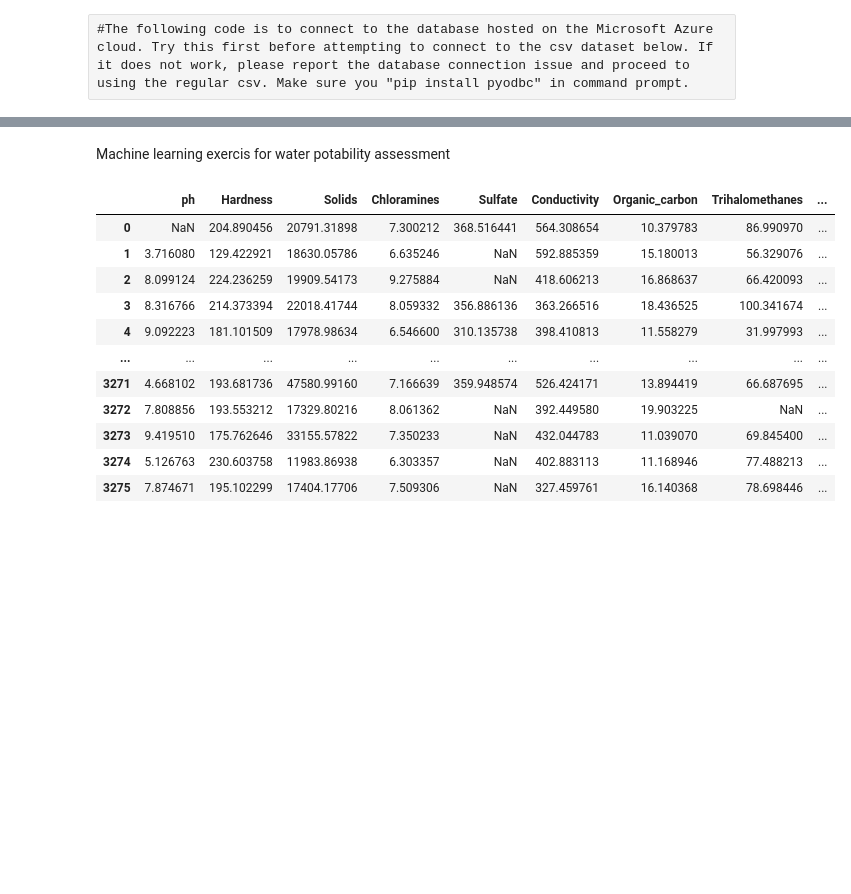
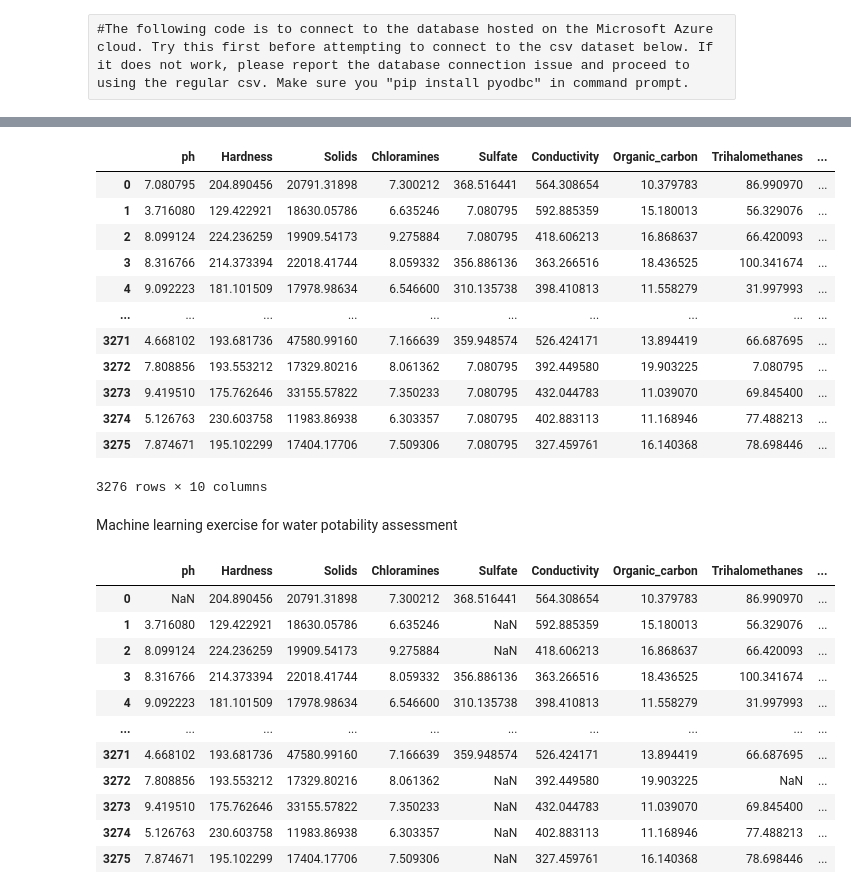
Before and after one commit to jessezimm/Environmental_Sustainability, a Jupyter notebook: Environmental_Sustainability.ipynb, the cells around one changed output, grey strips where cells are left out. Saved outputs shown, nothing was run; the diff lists cells and outputs as text; code cells hidden in the pictures; blank space fills up the shorter version.

Commit message:
added database connection in the main ipynb file

```diff
--- a/Environmental_Sustainability.ipynb
+++ b/Environmental_Sustainability.ipynb
@@ -11,0 +10,9 @@ SyntaxError: invalid syntax (<ipython-input-4-f3cf8b4d4c1a>, line 2)
+# %%
+#defining database connection string with pyodbc
+server = 'waterserver.database.windows.net'
+database = 'water_potability'
+username = 'azuresql'
+password = db_password
+driver= '{ODBC Driver 17 for SQL Server}'
+
+connection_string = pyodbc.connect('DRIVER='+driver+';SERVER=tcp:'+server+';PORT=1433;DATABASE='+database+';UID='+username+';PWD='+ password)
@@ -12,5 +22,29 @@ SyntaxError: invalid syntax (<ipython-input-4-f3cf8b4d4c1a>, line 2)
+# %%
+#select all from table in cloud server
+query = "SELECT * FROM cleanwaterdata"
+# %%
+#create dataframe from SQL database
+water_df = pd.read_sql(query, connection_string)
+# %%
+#Remove the id column and rename the dataframe like the csv-based dataframe below
+safe_water_df = water_df.drop(['id'], axis=1)
+safe_water_df
+# %% [output]
+|  | ph | Hardness | Solids | Chloramines | Sulfate | Conductivity | Organic_carbon | Trihalomethanes | ... |
+| 0 | 7.080795 | 204.890456 | 20791.31898 | 7.300212 | 368.516441 | 564.308654 | 10.379783 | 86.990970 | ... |
+| 1 | 3.716080 | 129.422921 | 18630.05786 | 6.635246 | 7.080795 | 592.885359 | 15.180013 | 56.329076 | ... |
+| 2 | 8.099124 | 224.236259 | 19909.54173 | 9.275884 | 7.080795 | 418.606213 | 16.868637 | 66.420093 | ... |
+| 3 | 8.316766 | 214.373394 | 22018.41744 | 8.059332 | 356.886136 | 363.266516 | 18.436525 | 100.341674 | ... |
+| 4 | 9.092223 | 181.101509 | 17978.98634 | 6.546600 | 310.135738 | 398.410813 | 11.558279 | 31.997993 | ... |
+| ... | ... | ... | ... | ... | ... | ... | ... | ... | ... |
+| 3271 | 4.668102 | 193.681736 | 47580.99160 | 7.166639 | 359.948574 | 526.424171 | 13.894419 | 66.687695 | ... |
+| 3272 | 7.808856 | 193.553212 | 17329.80216 | 8.061362 | 7.080795 | 392.449580 | 19.903225 | 7.080795 | ... |
+| 3273 | 9.419510 | 175.762646 | 33155.57822 | 7.350233 | 7.080795 | 432.044783 | 11.039070 | 69.845400 | ... |
+| 3274 | 5.126763 | 230.603758 | 11983.86938 | 6.303357 | 7.080795 | 402.883113 | 11.168946 | 77.488213 | ... |
+| 3275 | 7.874671 | 195.102299 | 17404.17706 | 7.509306 | 7.080795 | 327.459761 | 16.140368 | 78.698446 | ... |
+3276 rows × 10 columns
 # %% [markdown]
-Machine learning exercis for water potability assessment
+Machine learning exercise for water potability assessment
 # %%
 import pandas as pd
 import numpy as np
```
Also changed, not shown: parts of 4 cells of this notebook.
